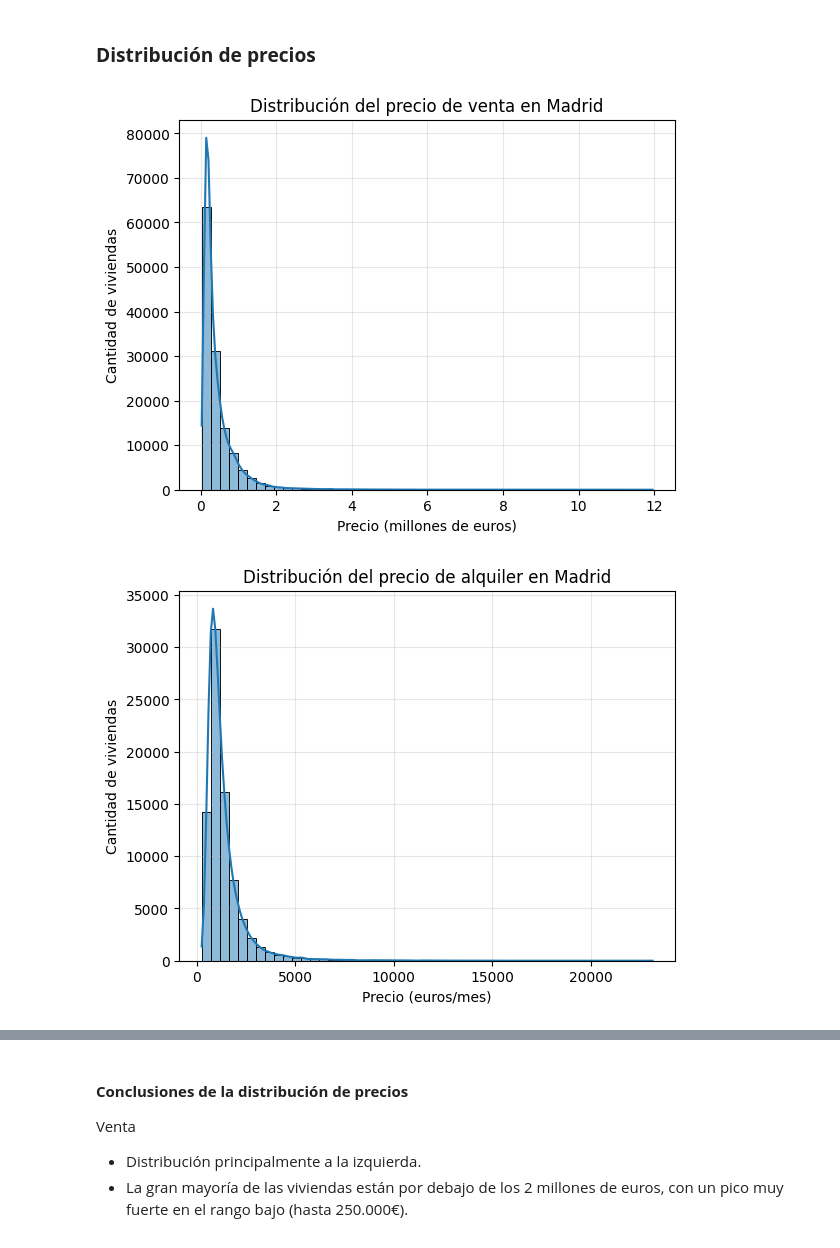
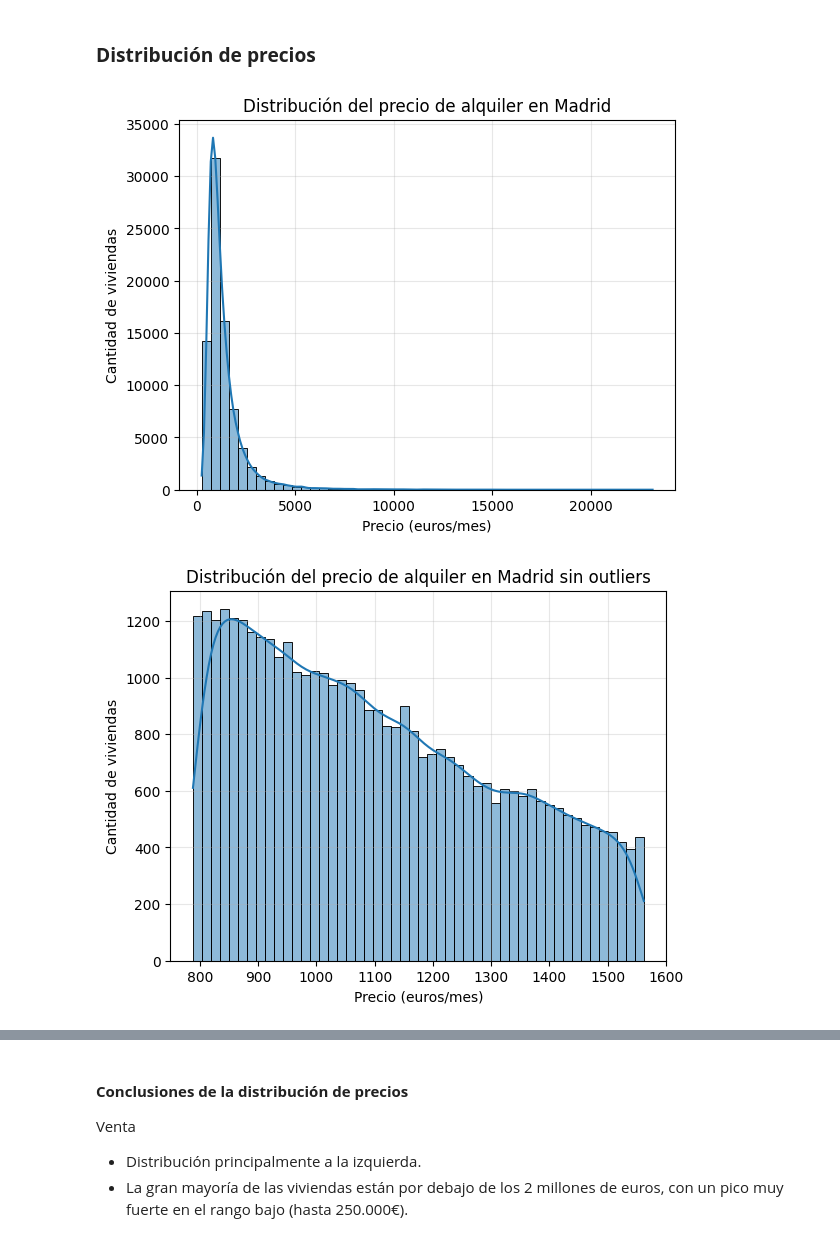
Before and after one commit to JorgeGM8/TFM_Data_Science, a Jupyter notebook: notebooks/EDA_viviendas_2011_2024.ipynb, the cells around one changed output, grey strips where cells are left out. Saved outputs shown, nothing was run; the diff lists cells and outputs as text; code cells hidden in the pictures.

Commit message:
Regresión lineal simple para comprobar relación de variables dicotómicas con target; gráficas de distribución de precio sin outliers; y boxplots de precio por distrito.

```diff
--- a/notebooks/EDA_viviendas_2011_2024.ipynb
+++ b/notebooks/EDA_viviendas_2011_2024.ipynb
@@ -391,21 +428,44 @@ df.groupby("Operacion")[["Precio_ajustado","Tamano","Habitaciones","Banos"]].des
 # %% [markdown]
 ### **Distribución de precios**
 # %%
-sns.histplot(data=df[df["Operacion"]=="venta"], x=df[df["Operacion"] == "venta"]["Precio_ajustado"] / 1e6, bins=50, kde=True)
-plt.xlabel("Precio (millones de euros)")
-plt.ylabel("Cantidad de viviendas")
-plt.grid(True, alpha=0.3)
-plt.title("Distribución del precio de venta en Madrid")
-plt.savefig('../reports/figures/distribucion_precio_venta.png', dpi=300)
-plt.show()
+for oper in df["Operacion"].unique():
+    subset = df[df["Operacion"] == oper]
+    _, _, _, low, high, _ = detectar_outliers("Precio_ajustado", subset)
+    subset_sin_outliers = subset[(subset["Precio_ajustado"] >= low) & (subset["Precio_ajustado"] <= high)]
 
-sns.histplot(data=df[df["Operacion"]=="alquiler"], x="Precio_ajustado", bins=50, kde=True)
-plt.xlabel("Precio (euros/mes)")
-plt.ylabel("Cantidad de viviendas")
-plt.grid(True, alpha=0.3)
-plt.title("Distribución del precio de alquiler en Madrid")
-plt.savefig('../reports/figures/distribucion_precio_alquiler.png', dpi=300)
-plt.show()
+    # Gráfica con outliers
+    if oper == 'venta':
+        data_to_plot = subset["Precio_ajustado"] / 1e6
+    else:
+        data_to_plot = subset["Precio_ajustado"]
+    sns.histplot(data=data_to_plot, bins=50, kde=True)
+    if oper == 'venta':
+        plt.xlabel("Precio (millones de euros)")
+    else:
+        plt.xlabel("Precio (euros/mes)")
+    plt.ylabel("Cantidad de viviendas")
+    plt.grid(True, alpha=0.3)
+    plt.title(f"Distribución del precio de {oper} en Madrid")
+    plt.savefig(f'../reports/figures/distribucion_precio_{oper}.png', dpi=300)
+    plt.show()
+    plt.close()
+
+    # Gráfica sin outliers
+    if oper == 'venta':
+        data_to_plot = subset_sin_outliers["Precio_ajustado"] / 1e6
+    else:
+        data_to_plot = subset_sin_outliers["Precio_ajustado"]
+    sns.histplot(data=data_to_plot, bins=50, kde=True)
+    if oper == 'venta':
+        plt.xlabel("Precio (millones de euros)")
+    else:
+        plt.xlabel("Precio (euros/mes)")
+    plt.ylabel("Cantidad de viviendas")
+    plt.grid(True, alpha=0.3)
+    plt.title(f"Distribución del precio de {oper} en Madrid sin outliers")
+    plt.savefig(f'../reports/figures/distribucion_precio_{oper}_no_outliers.png', dpi=300)
+    plt.show()
+    plt.close()
 # %% [output]
-[figure, old version]
+[figure, new version]
-[figure, old version]
+[figure, new version]
```
Also changed, not shown: parts of 8 cells of this notebook, 6 other files.
